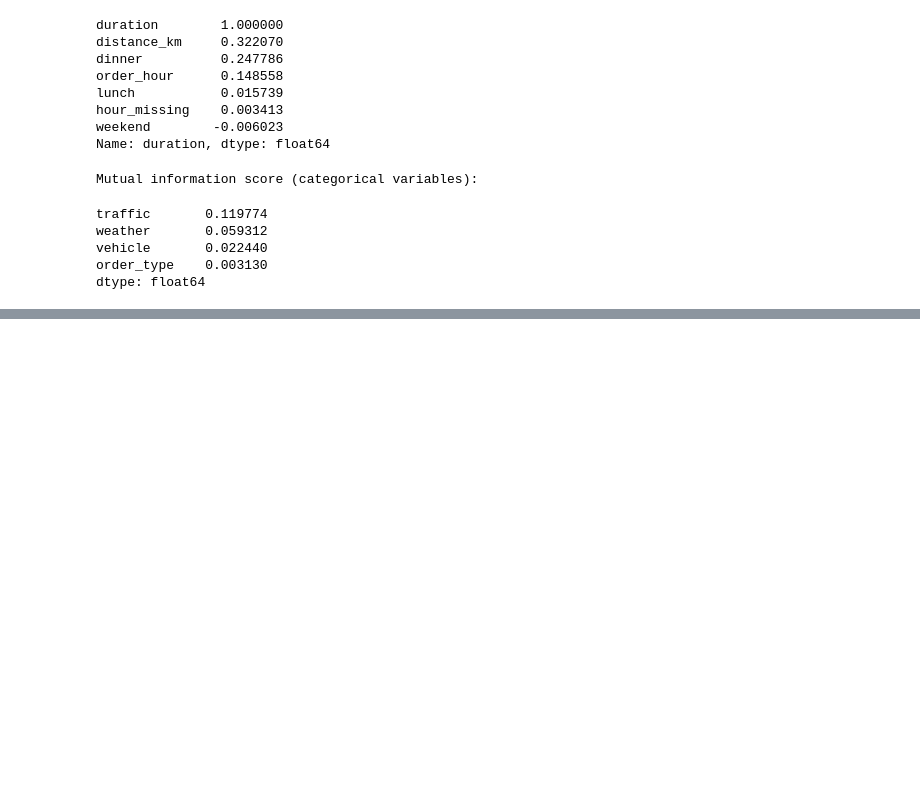
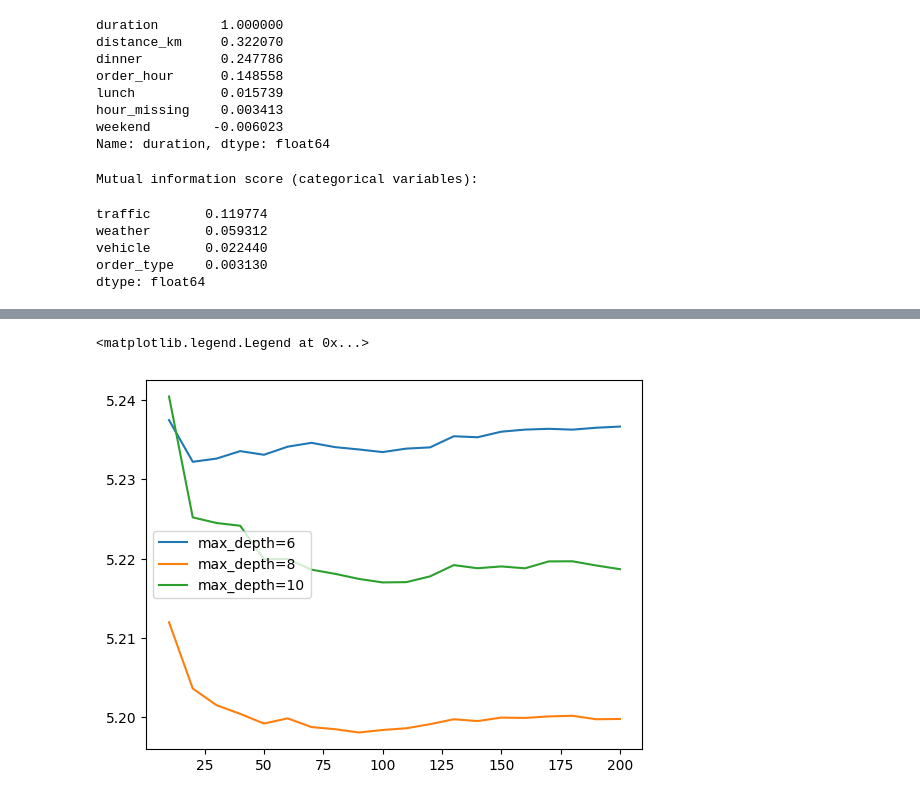
Before and after one commit to kkzzbb/delivery-eta, a Jupyter notebook: notebook.ipynb, the cells around one changed output, grey strips where cells are left out. Drawn from its saved outputs; the diff is of its cells as text; code cells hidden in the pictures; blank space fills up the shorter version.

```diff
--- a/notebook.ipynb
+++ b/notebook.ipynb
@@ -408,0 +580,20 @@ dtype: float64
+# %%
+scores = []
+
+for d in [6, 8, 10]:
+	for n in range(10, 201, 10):
+		rf = RandomForestRegressor(n_estimators=n, max_depth=d, random_state=1, n_jobs=-1)
+		rf.fit(X_train, y_train)
+		y_pred = np.maximum(0.0, rf.predict(X_val))
+		scores.append((d, n, mae(y_val, y_pred)))
+
+df_scores = pd.DataFrame(scores, columns=['max_depth', 'n_estimators', 'mae'])
+
+for d in [6, 8, 10]:
+	df_subset = df_scores[df_scores.max_depth == d]
+	plt.plot(df_subset.n_estimators, df_subset.mae, label='max_depth=%d' % d)
+
+plt.legend()
+# %% [output]
+<matplotlib.legend.Legend at 0x...>
+[figure, added]
```
Also changed, not shown: parts of 18 cells of this notebook.
